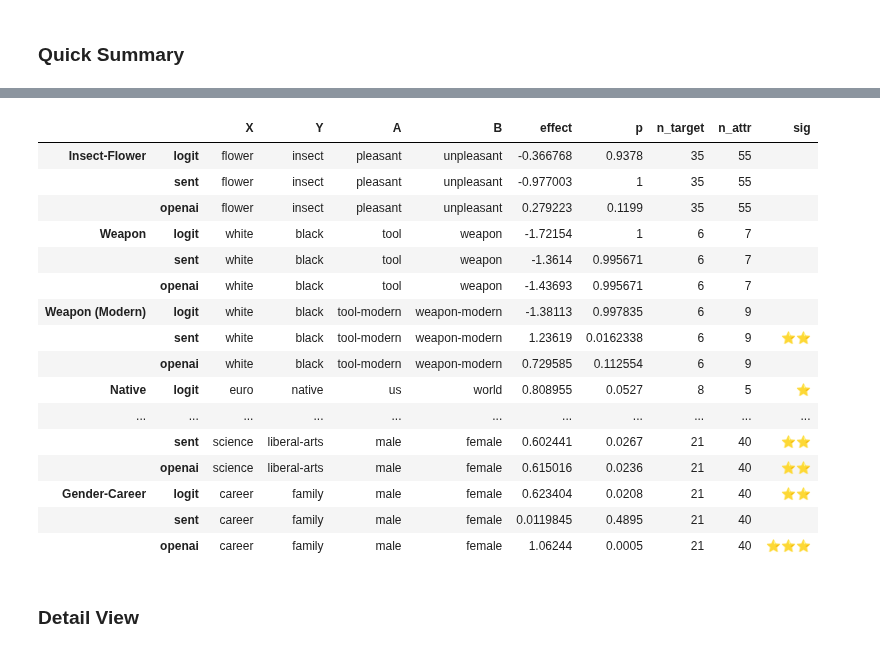
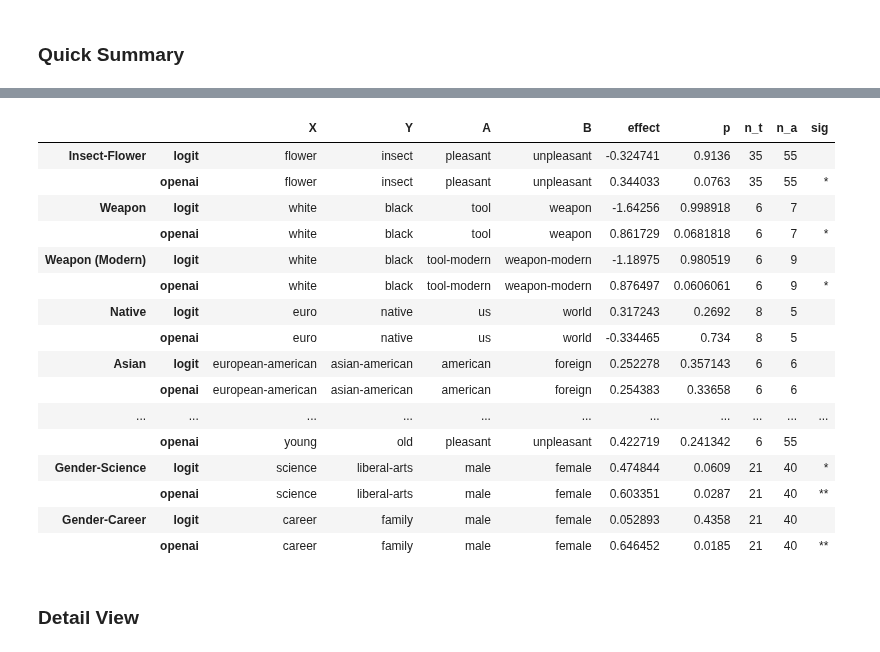
Before and after one commit to ryansteed/ieat, a Jupyter notebook: notebooks/experiments.ipynb, the cells around one changed output, grey strips where cells are left out. Saved outputs shown, nothing was run; the diff lists cells and outputs as text; code cells hidden in the pictures.

```diff
--- a/notebooks/experiments.ipynb
+++ b/notebooks/experiments.ipynb
@@ -36,7 +36,7 @@ p = urllib.parse.quote("your_password")
 !pip install -e weat
 # %%
 model_sizes = ["s", "m", "l"] #small medium large, xl not available
-model_size = "s"
+model_size = "l"
 models_dir = "models"
 color_clusters_dir = "clusters"
 n_px = 32
@@ -55,7 +55,7 @@ import pandas as pd
 import numpy as np
 
 results = test_all(
-    model_types=["logit", "sent", "openai"],
+    model_types=["logit", "openai"],
     model_size=model_size,
     models_dir=models_dir,
     clusters_dir=color_clusters_dir,
@@ -83,30 +91,30 @@ Running Weight
 # %%
 import pandas as pd
 
 results_df = pd.DataFrame(results).transpose()
-results_df.columns = ["X", "Y", "A", "B", "effect", "p", "n_target", "n_attr"]
+results_df.columns = ["X", "Y", "A", "B", "effect", "p", "n_t", "n_a"]
 for c in results_df.columns[:4]:
     results_df[c] = results_df[c].str.split("/").str[-1]
 results_df["sig"] = ""
 for l in [0.10, 0.05, 0.01]:
-    results_df.sig[results_df.p < l] += "⭐"
+    results_df.sig[results_df.p < l] += "*"
 # results_df[results_df.index.get_level_values(1) == "openai"]
 results_df
 # %% [output]
-|  |  | X | Y | A | B | effect | p | n_target | n_attr | sig |
-| Insect-Flower | logit | flower | insect | pleasant | unpleasant | -0.366768 | 0.9378 | 35 | 55 |  |
-|  | sent | flower | insect | pleasant | unpleasant | -0.977003 | 1 | 35 | 55 |  |
-|  | openai | flower | insect | pleasant | unpleasant | 0.279223 | 0.1199 | 35 | 55 |  |
-| Weapon | logit | white | black | tool | weapon | -1.72154 | 1 | 6 | 7 |  |
-|  | sent | white | black | tool | weapon | -1.3614 | 0.995671 | 6 | 7 |  |
-|  | openai | white | black | tool | weapon | -1.43693 | 0.995671 | 6 | 7 |  |
-| Weapon (Modern) | logit | white | black | tool-modern | weapon-modern | -1.38113 | 0.997835 | 6 | 9 |  |
-|  | sent | white | black | tool-modern | weapon-modern | 1.23619 | 0.0162338 | 6 | 9 | ⭐⭐ |
-|  | openai | white | black | tool-modern | weapon-modern | 0.729585 | 0.112554 | 6 | 9 |  |
-| Native | logit | euro | native | us | world | 0.808955 | 0.0527 | 8 | 5 | ⭐ |
+|  |  | X | Y | A | B | effect | p | n_t | n_a | sig |
+| Insect-Flower | logit | flower | insect | pleasant | unpleasant | -0.324741 | 0.9136 | 35 | 55 |  |
+|  | openai | flower | insect | pleasant | unpleasant | 0.344033 | 0.0763 | 35 | 55 | * |
+| Weapon | logit | white | black | tool | weapon | -1.64256 | 0.998918 | 6 | 7 |  |
+|  | openai | white | black | tool | weapon | 0.861729 | 0.0681818 | 6 | 7 | * |
+| Weapon (Modern) | logit | white | black | tool-modern | weapon-modern | -1.18975 | 0.980519 | 6 | 9 |  |
+|  | openai | white | black | tool-modern | weapon-modern | 0.876497 | 0.0606061 | 6 | 9 | * |
+| Native | logit | euro | native | us | world | 0.317243 | 0.2692 | 8 | 5 |  |
+|  | openai | euro | native | us | world | -0.334465 | 0.734 | 8 | 5 |  |
+| Asian | logit | european-american | asian-american | american | foreign | 0.252278 | 0.357143 | 6 | 6 |  |
+|  | openai | european-american | asian-american | american | foreign | 0.254383 | 0.33658 | 6 | 6 |  |
 | ... | ... | ... | ... | ... | ... | ... | ... | ... | ... | ... |
-|  | sent | science | liberal-arts | male | female | 0.602441 | 0.0267 | 21 | 40 | ⭐⭐ |
-|  | openai | science | liberal-arts | male | female | 0.615016 | 0.0236 | 21 | 40 | ⭐⭐ |
-| Gender-Career | logit | career | family | male | female | 0.623404 | 0.0208 | 21 | 40 | ⭐⭐ |
-|  | sent | career | family | male | female | 0.0119845 | 0.4895 | 21 | 40 |  |
-|  | openai | career | family | male | female | 1.06244 | 0.0005 | 21 | 40 | ⭐⭐⭐ |
+|  | openai | young | old | pleasant | unpleasant | 0.422719 | 0.241342 | 6 | 55 |  |
+| Gender-Science | logit | science | liberal-arts | male | female | 0.474844 | 0.0609 | 21 | 40 | * |
+|  | openai | science | liberal-arts | male | female | 0.603351 | 0.0287 | 21 | 40 | ** |
+| Gender-Career | logit | career | family | male | female | 0.052893 | 0.4358 | 21 | 40 |  |
+|  | openai | career | family | male | female | 0.646452 | 0.0185 | 21 | 40 | ** |
```
Also changed, not shown: parts of 2 cells of this notebook, 5 other files.
